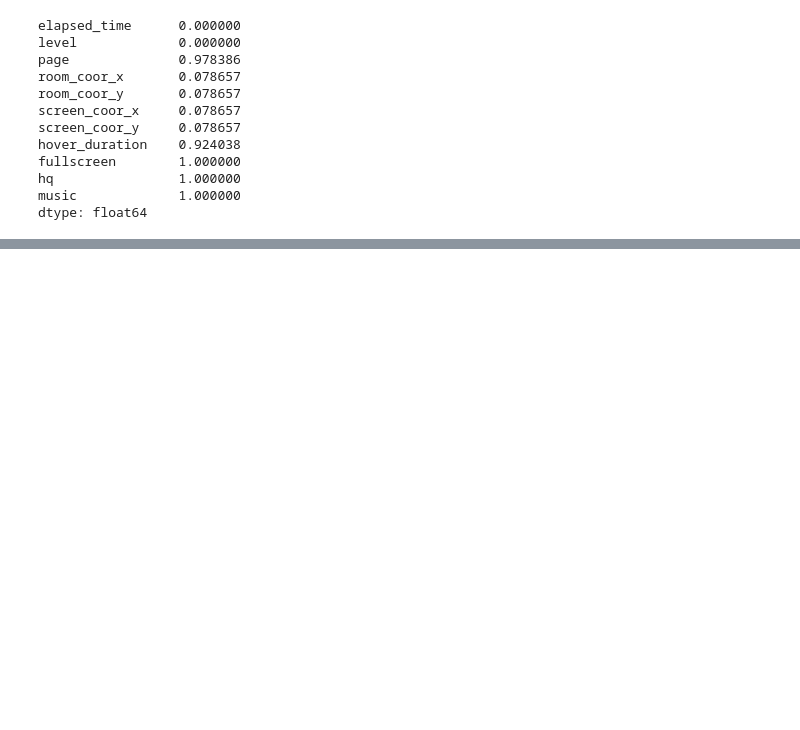
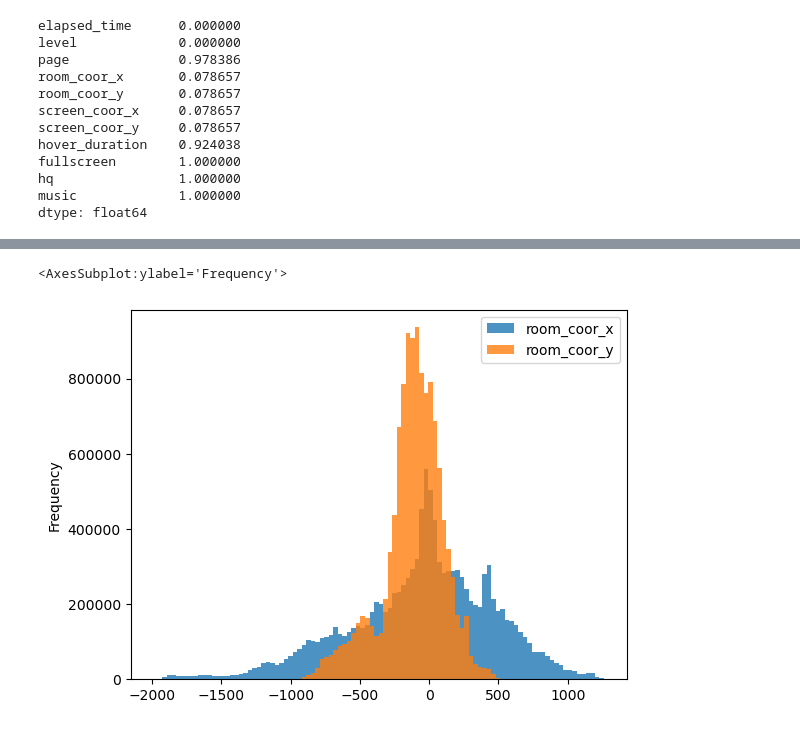
Before and after one commit to konumaru/predict_student_performance, a Jupyter notebook: notebook/eda.ipynb, the cells around one changed output, grey strips where cells are left out. Cells and saved outputs as stored; diff of their text form; code cells hidden in the pictures; blank space fills up the shorter version.

```diff
--- a/notebook/eda.ipynb
+++ b/notebook/eda.ipynb
@@ -464,0 +481,5 @@ dtype: float64
+# %%
+train[["room_coor_x", "room_coor_y"]].plot(kind="hist", bins=100, xlabel="room_coor", ylabel="count", alpha=0.8)
+# %% [output]
+<AxesSubplot:ylabel='Frequency'>
+[figure, added]
```
Also changed, not shown: parts of 15 cells of this notebook, 4 other files.
